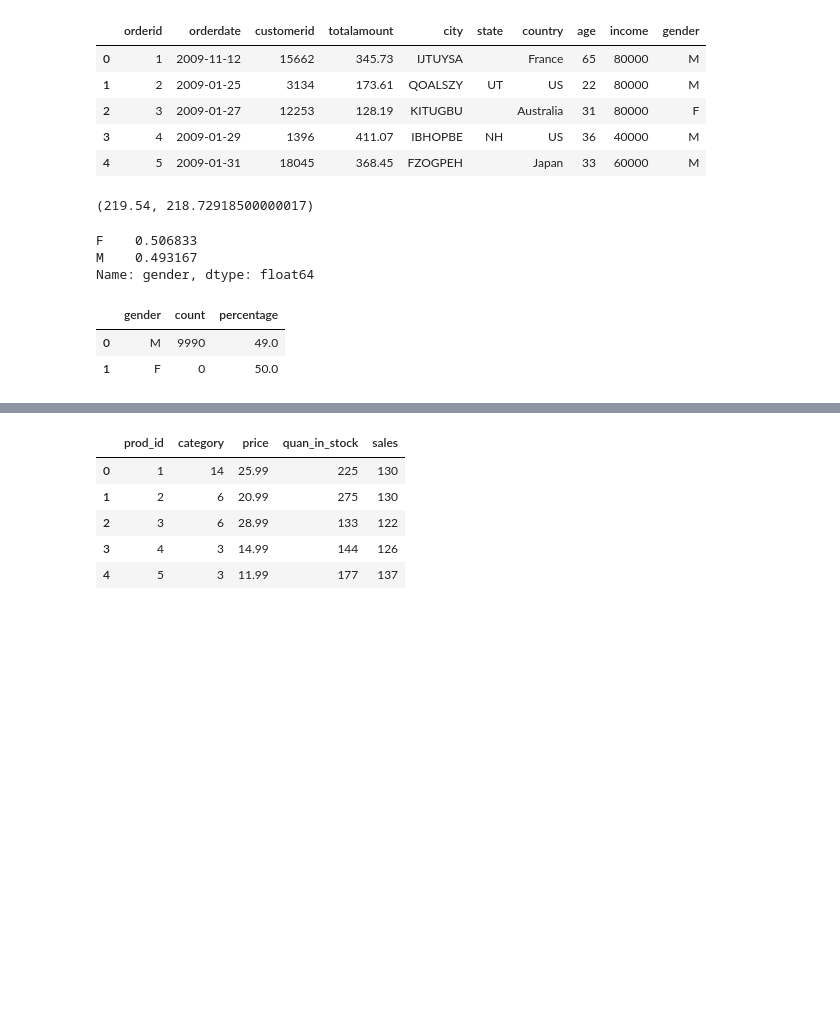
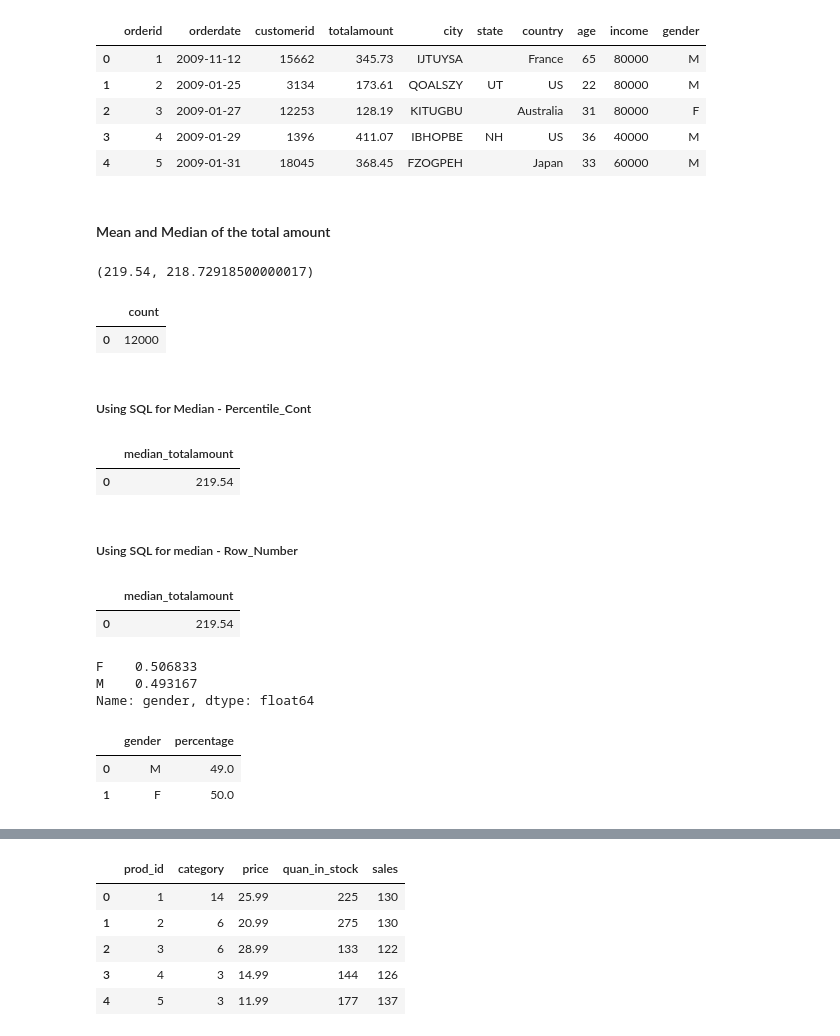
Before and after one commit to swv293/Dell_DVDStore_SQL, a Jupyter notebook: SQL_code.ipynb, the cells around one changed output, grey strips where cells are left out. Saved outputs shown, nothing was run; the diff lists cells and outputs as text; code cells hidden in the pictures; blank space fills up the shorter version.

```diff
--- a/SQL_code.ipynb
+++ b/SQL_code.ipynb
@@ -23,0 +13,3 @@ inspect(cnx).get_table_names()
+# %%
+# create an engine to connect to the Postgres table in the aws instance
+cnx = create_engine('postgresql://swami:freebird293@18.222.109.102:5432/ds2')
@@ -444,24 +432,58 @@ simple_join.head()
 | 2 | 3 | 2009-01-27 | 12253 | 128.19 | KITUGBU |  | Australia | 31 | 80000 | F |
 | 3 | 4 | 2009-01-29 | 1396 | 411.07 | IBHOPBE | NH | US | 36 | 40000 | M |
 | 4 | 5 | 2009-01-31 | 18045 | 368.45 | FZOGPEH |  | Japan | 33 | 60000 | M |
-# %%
-simple_join.totalamount.median(), simple_join.totalamount.mean()
-# %% [output]
-(219.54, 218.72918500000017)
-# %%
-simple_join.gender.value_counts(normalize=True)
-# %% [output]
-F    0.506833
-M    0.493167
-Name: gender, dtype: float64
+# %% [markdown]
+#### Mean and Median of the total amount
+# %%
+# mean and median of the total amount spent on site using pandas
+simple_join.totalamount.median(), simple_join.totalamount.mean()
+# %% [output]
+(219.54, 218.72918500000017)
+# %%
+# Total number of rows in the table
+pd.read_sql_query('''SELECT COUNT(*) FROM order_cust''', cnx)
+# %% [output]
+|  | count |
+| 0 | 12000 |
+# %% [markdown]
+##### Using SQL for Median - Percentile_Cont
+# %%
+pd.read_sql_query('''SELECT
+  ROUND(PERCENTILE_CONT(0.50) WITHIN GROUP (ORDER BY totalamount)::numeric, 2) AS median_totalamount
+FROM order_cust''', cnx)
+# %% [output]
+|  | median_totalamount |
+| 0 | 219.54 |
+# %% [markdown]
+##### Using SQL for median - Row_Number
+# %%
+pd.read_sql_query('''SELECT ROUND(AVG(totalamount), 2) as median_totalamount
+FROM
+(SELECT totalamount,
+      ROW_NUMBER() OVER (ORDER BY totalamount) AS rows_ascending,
+      ROW_NUMBER() OVER (ORDER BY totalamount DESC) AS rows_descending
+   FROM order_cust
+   WHERE totalamount <> 0
+) AS x
+WHERE rows_ascending BETWEEN rows_descending - 1 AND rows_descending + 1''', cnx)
+# %% [output]
+|  | median_totalamount |
+| 0 | 219.54 |
+# %%
+# code to find the gender distribution of the buyers
+simple_join.gender.value_counts(normalize=True)
+# %% [output]
+F    0.506833
+M    0.493167
+Name: gender, dtype: float64
 # %%
+#SQL query to find the gender distribution of the
 pd.read_sql_query('''SELECT gender,
-                    COUNT(1) filter (where gender = 'M'),
                      ROUND(((COUNT(1) * 100)/(SELECT COUNT(*) FROM customers))) as percentage
                      FROM
                      customers
 GROUP BY 1''', cnx)
 # %% [output]
-|  | gender | count | percentage |
-| 0 | M | 9990 | 49.0 |
-| 1 | F | 0 | 50.0 |
+|  | gender | percentage |
+| 0 | M | 49.0 |
+| 1 | F | 50.0 |
```
Also changed, not shown: parts of 35 cells of this notebook, 2 other files.
